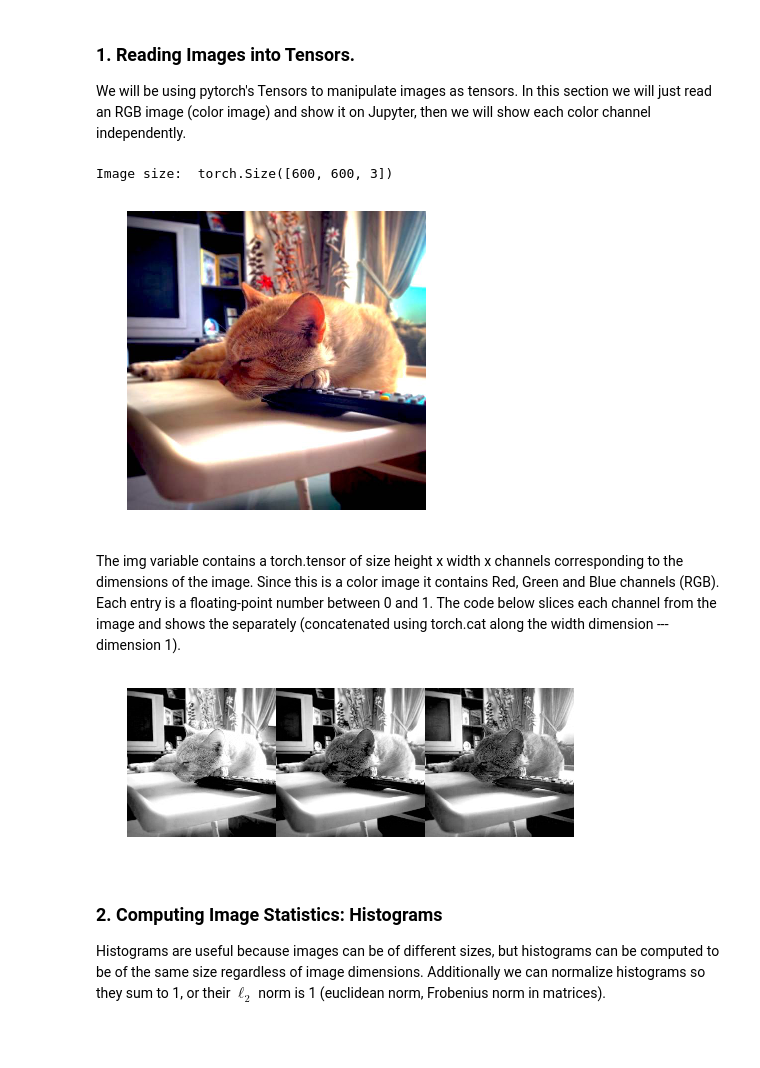
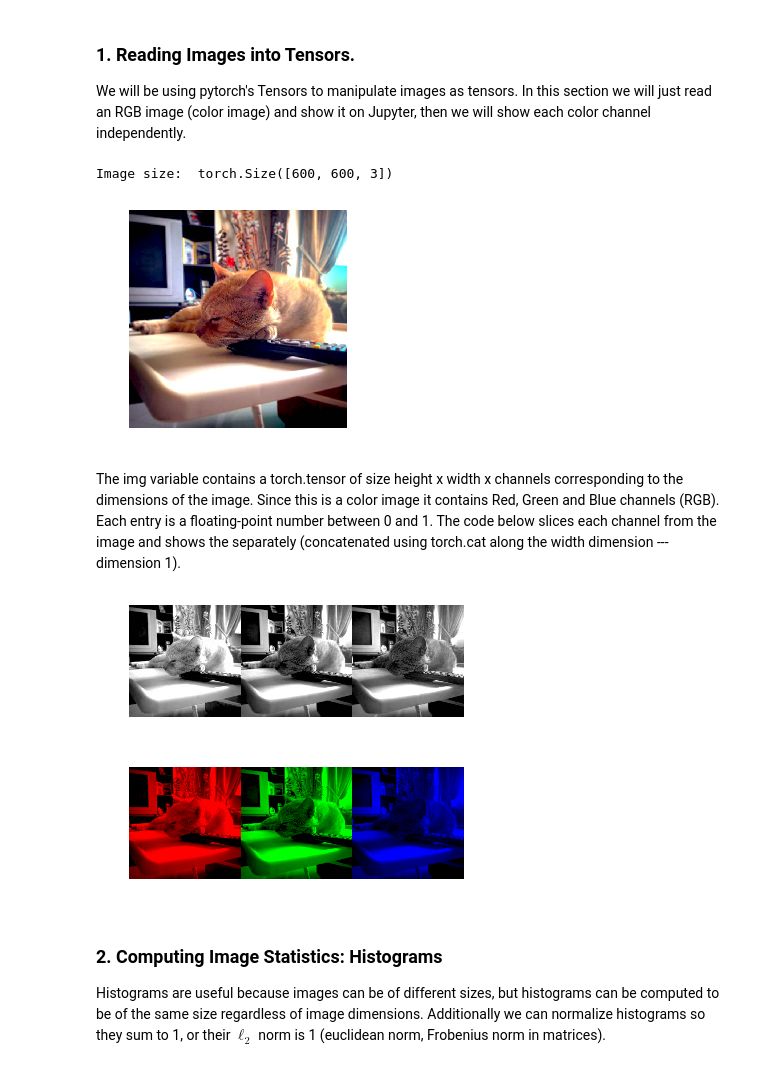
Before and after one commit to Linnnnng/Deep-Learning-for-Vision-Recognition, a Jupyter notebook: image_processing_assignment.ipynb, the cells around one changed output. Drawn from its saved outputs; the diff is of its cells as text; code cells hidden in the pictures; blank space fills up the shorter version.

```diff
--- a/image_processing_assignment.ipynb
+++ b/image_processing_assignment.ipynb
@@ -12,28 +8,29 @@ We will be using pytorch's Tensors to manipulate images as tensors. In this sect
 # %%
 import torch
 import numpy as np
 import matplotlib.pyplot as plt
 import imageio
+import os
 
 # Try maybe downloading the image in case the CS webserver goes down.
-img_url = 'http://www.cs.virginia.edu/~vicente/deeplearning/cat-home.jpg'
-img = imageio.imread(img_url)
+img_path = os.path.join(os.getcwd(), 'cat-home.jpg')
+img = imageio.imread(img_path)
 
 # Transform into pytorch tensor.
 img = torch.tensor(img, dtype=torch.float) / 255.0
 
 # Show the image size.
 print('Image size: ', img.shape)
 
 # Plot the image.
 def display_image(img):
-  plt.figure(); plt.imshow(img)
+  plt.figure(); plt.imshow(img, cmap='gray');
   plt.grid('off');  plt.axis('off'); plt.show()
 
 display_image(img)
 # %% [output]
 Image size:  torch.Size([600, 600, 3])
-[figure, old version]
+[figure, new version]
 # %% [markdown]
 The img variable contains a torch.tensor of size height x width x channels corresponding to the dimensions of the image. Since this is a color image it contains Red, Green and Blue channels (RGB). Each entry is a floating-point number between 0 and 1. The code below slices each channel from the image and shows the separately (concatenated using torch.cat along the width dimension --- dimension 1).
 # %%
@@ -43,10 +40,23 @@ b_image = img[:, :, 2]
 
 # for some reason matplotlib shows 1's as dark and 0's as light,
 # hence the need to do 1 - image.
-display_image(1 - torch.cat((r_image, g_image, b_image), 1))
+display_image(torch.cat((r_image, g_image, b_image), 1))
 # Also, please review what torch.cat does (nothing to do with felines).
 # %% [output]
-[figure, old version]
+[figure, new version]
+# %%
+red = img.clone()
+red[:, :, 1] = 0
+red[:, :, 2] = 0
+green = img.clone()
+green[:, :, 0] = 0
+green[:, :, 2] = 0
+blue = img.clone()
+blue[:, :, 0] = 0
+blue[:, :, 1] = 0
+display_image(torch.cat((red, green, blue), 1))
+# %% [output]
+[figure, added]
 # %% [markdown]
 ### 2. Computing Image Statistics: Histograms
 Histograms are useful because images can be of different sizes, but histograms can be computed to be of the same size regardless of image dimensions. Additionally we can normalize histograms so they sum to 1, or their  $\ell_2$ norm is 1 (euclidean norm, Frobenius norm in matrices).
```
Also changed, not shown: parts of 12 cells of this notebook.
